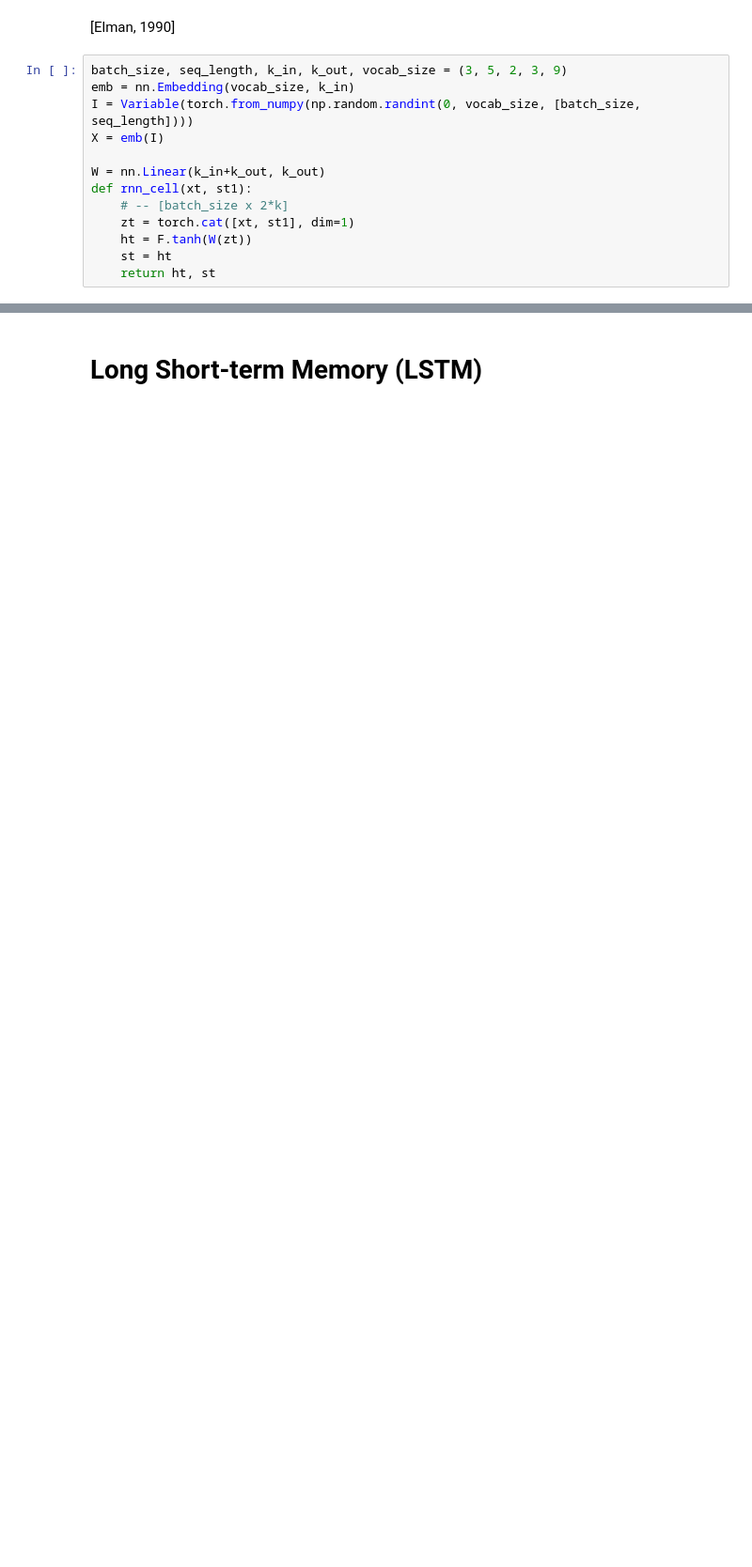
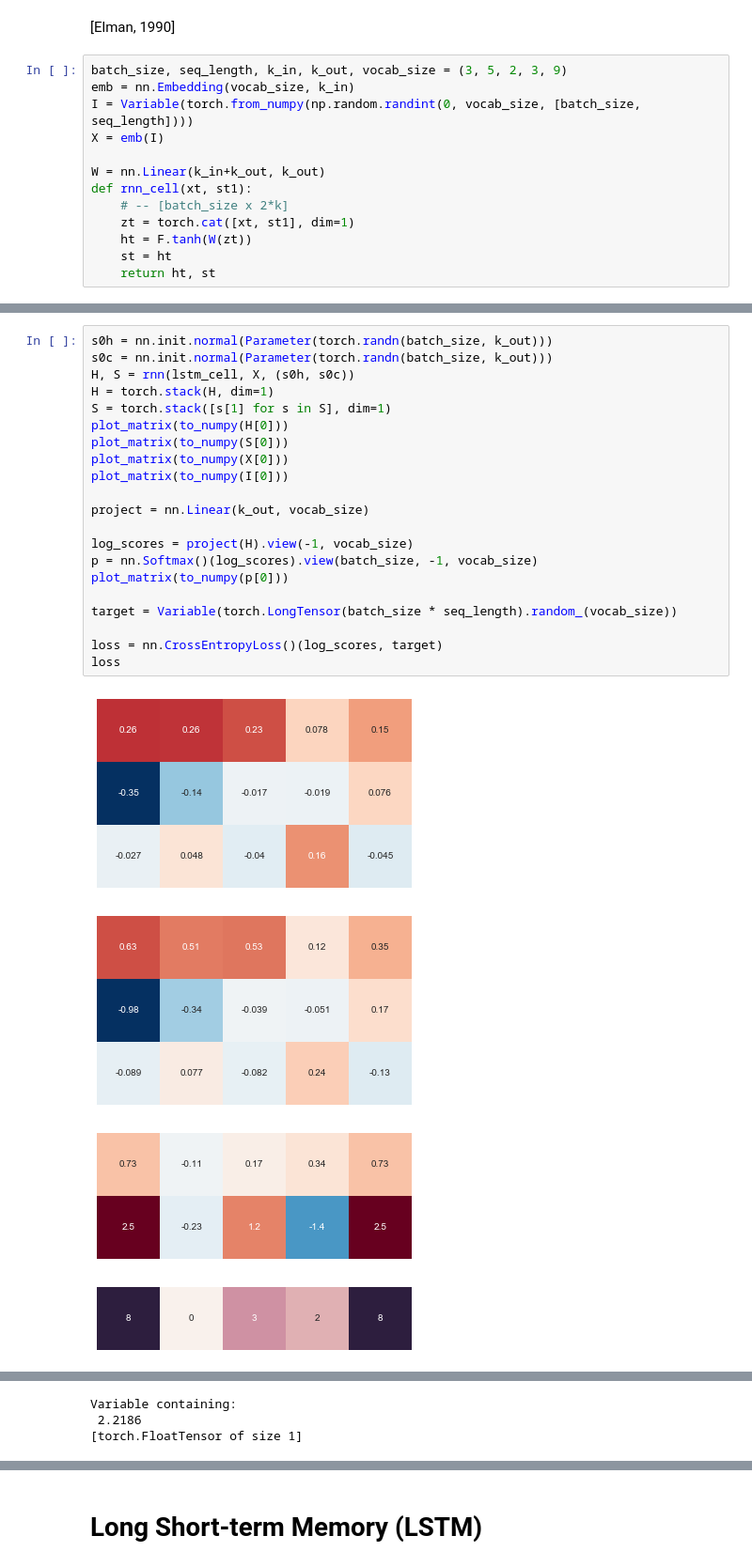
Before and after one commit to rockt/dl4nlp, a Jupyter notebook: 2-sequences.ipynb, the cells around one changed output, grey strips where cells are left out. Shown at 94% size. Saved outputs shown, nothing was run; the diff lists cells and outputs as text; blank space fills up the shorter version.

```diff
--- a/2-sequences.ipynb
+++ b/2-sequences.ipynb
@@ -302,0 +320,26 @@ plot_graph(H)
+# %%
+s0h = nn.init.normal(Parameter(torch.randn(batch_size, k_out)))
+s0c = nn.init.normal(Parameter(torch.randn(batch_size, k_out)))
+H, S = rnn(lstm_cell, X, (s0h, s0c))
+H = torch.stack(H, dim=1)
+S = torch.stack([s[1] for s in S], dim=1)
+plot_matrix(to_numpy(H[0]))
+plot_matrix(to_numpy(S[0]))
+plot_matrix(to_numpy(X[0]))
+plot_matrix(to_numpy(I[0]))
+
+project = nn.Linear(k_out, vocab_size)
+
+log_scores = project(H).view(-1, vocab_size)
+p = nn.Softmax()(log_scores).view(batch_size, -1, vocab_size)
+plot_matrix(to_numpy(p[0]))
+
+target = Variable(torch.LongTensor(batch_size * seq_length).random_(vocab_size))
+
+loss = nn.CrossEntropyLoss()(log_scores, target)
+loss
+# %% [output]
+[figure, added]
+[figure, added]
+[figure, added]
+[figure, added]
@@ -302,0 +347,3 @@ plot_graph(H)
+Variable containing:
+ 2.2186
+[torch.FloatTensor of size 1]
```
Also changed, not shown: parts of 25 cells of this notebook, 4 other files.
